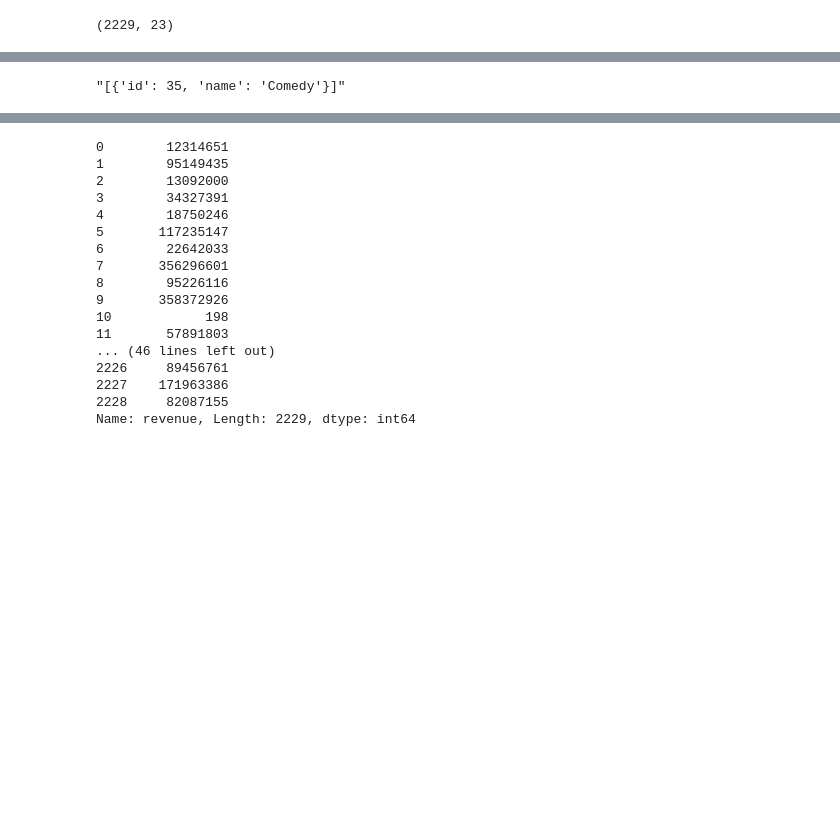
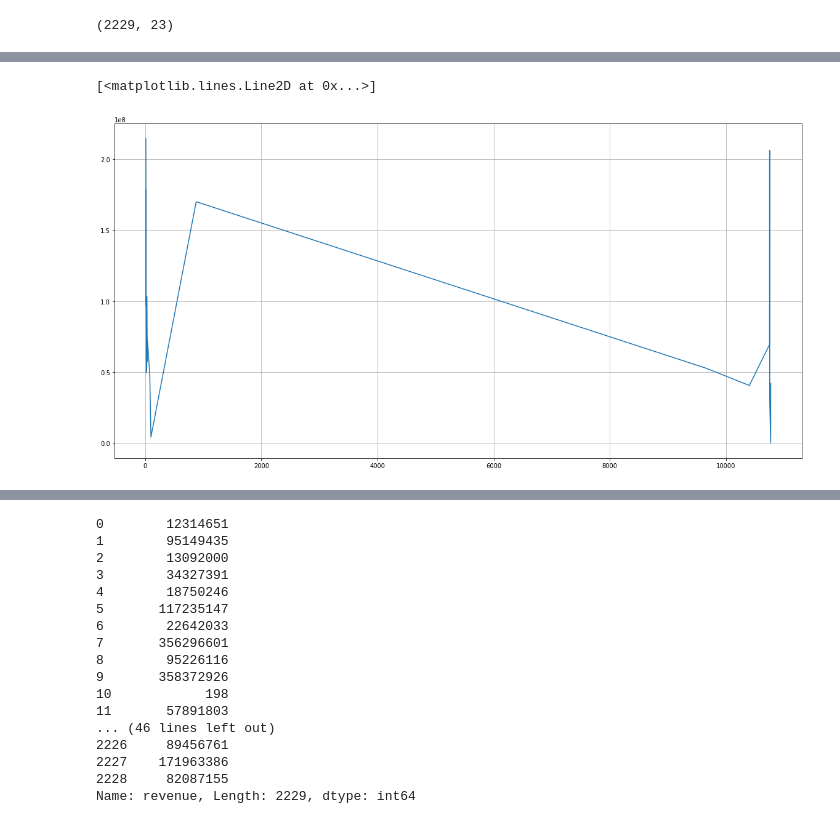
Before and after one commit to JONGSKY/data_science_kaggle, a Jupyter notebook: tmdb_box_office_prediction/code/Untitled.ipynb, the cells around one changed output, grey strips where cells are left out. Drawn from its saved outputs; the diff is of its cells as text; code cells hidden in the pictures; blank space fills up the shorter version.

```diff
--- a/tmdb_box_office_prediction/code/Untitled.ipynb
+++ b/tmdb_box_office_prediction/code/Untitled.ipynb
@@ -353,0 +413,17 @@ del train_prepro_data['original_language']
+# %%
+# production_companies 나누기
+for i in range(len(production_companies_df)):
+    for k in range(len(ast.literal_eval(production_companies_df['production_companies'][i]))):
+        name = "company_name_"+str(k)
+        id = "company_id_"+str(k)
+        production_companies_df[name] = 0
+        production_companies_df[id] = 0
+
+for i in range(len(production_companies_df)):
+    for k in range(len(ast.literal_eval(production_companies_df['production_companies'][i]))):
+        name = "company_name_"+str(k)
+        id = "company_id_"+str(k)
+        production_companies_df[name].iloc[i]=ast.literal_eval(production_companies_df['production_companies'][i])[k]['name']
+        production_companies_df[id].iloc[i]=ast.literal_eval(production_companies_df['production_companies'][i])[k]['id']
+
+print("finish")
@@ -353,0 +453,17 @@ del train_prepro_data['original_language']
+# %%
+# production_countries 나누기
+for i in range(len(production_countries_df)):
+    for k in range(len(ast.literal_eval(production_countries_df['production_countries'][i]))):
+        name = "country_name_"+str(k)
+        id = "country_id_"+str(k)
+        production_countries_df[name] = 0
+        production_countries_df[id] = 0
+
+for i in range(len(production_countries_df)):
+    for k in range(len(ast.literal_eval(production_countries_df['production_countries'][i]))):
+        name = "country_name_"+str(k)
+        id = "country_id_"+str(k)
+        production_countries_df[name].iloc[i]=ast.literal_eval(production_countries_df['production_countries'][i])[k]['name']
+        production_countries_df[id].iloc[i]=ast.literal_eval(production_countries_df['production_countries'][i])[k]['iso_3166_1']
+
+print("finish")
@@ -375,4 +479,0 @@ train_prepro_data
-# %%
-train_prepro_data['genres'][0]
-# %% [output]
-"[{'id': 35, 'name': 'Comedy'}]"
@@ -380,0 +480,4 @@ train_df['{1}'], train_df['{2}'] = train_df['genres']
+# %%
+train_prepro_data = pd.concat([train_prepro_data, genres_df['genres_id_0']],axis=1)
+train_prepro_data = pd.concat([train_prepro_data, production_companies_df['company_id_0']],axis=1)
+train_prepro_data = pd.concat([train_prepro_data, production_countries_df['country_id_0']],axis=1)
@@ -380,0 +491,8 @@ train_df['{1}'], train_df['{2}'] = train_df['genres']
+# %%
+df = pd.DataFrame(train_prepro_data.groupby(['genres_id_0'])['revenue'].mean())
+plt.figure(figsize=(20,10))
+plt.grid()
+plt.plot(df)
+# %% [output]
+[<matplotlib.lines.Line2D at 0x...>]
+[figure, added]
```
Also changed, not shown: parts of 74 cells of this notebook, 1 other file.
